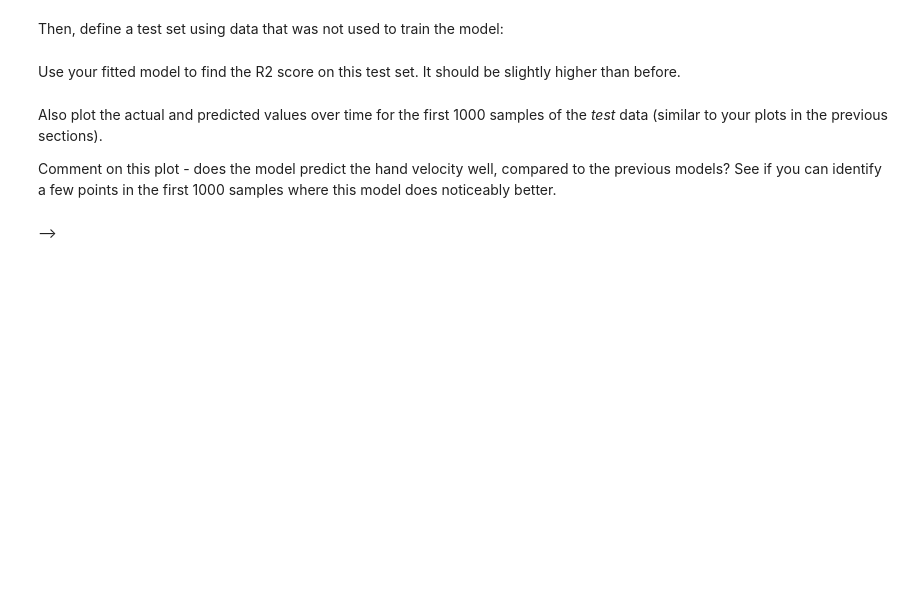
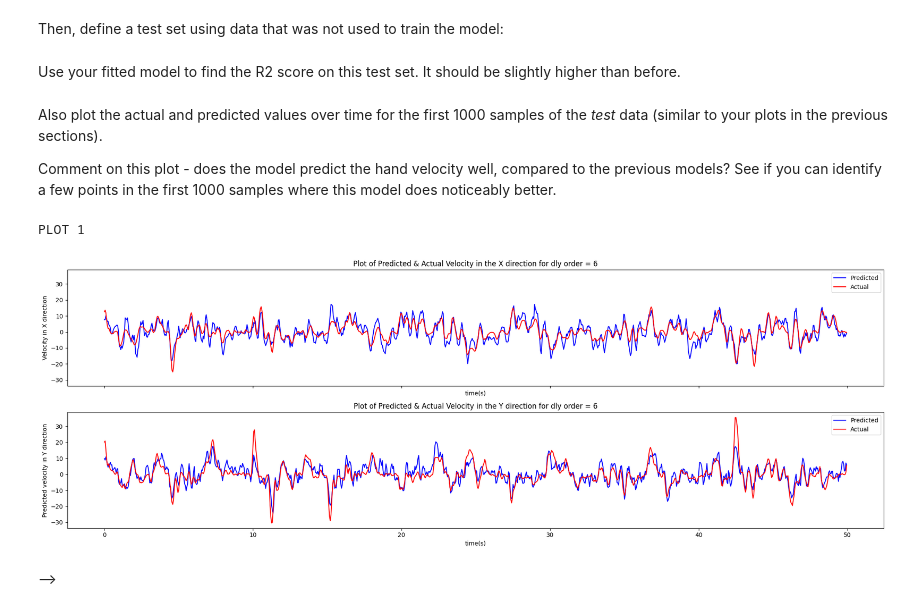
Before and after one commit to volcanicbottle/ai-study-helper, a Jupyter notebook: notebooks/4-neural-model-selection-hw.ipynb, the cells around one changed output. Saved outputs shown, nothing was run; the diff lists cells and outputs as text; code cells hidden in the pictures; blank space fills up the shorter version.

```diff
--- a/notebooks/4-neural-model-selection-hw.ipynb
+++ b/notebooks/4-neural-model-selection-hw.ipynb
@@ -607,2 +600,28 @@ Comment on this plot - does the model predict the hand velocity well, compared t
+# %%
+# TODO: Predicted and true values over time for dly=d_one_se visualization
+print("PLOT 1")
+fig,ax = plt.subplots(2,1, figsize =(20,7), sharex =True, sharey = True)
+n = 1000
+tsamp = 0.05
+ax[0].plot(np.arange(0, t_cutoff)*tsamp,yhat[:n,0],color='blue',label ="Predicted");
+ax[0].plot(np.arange(0, t_cutoff)*tsamp,yts_dly[:n,0],color='red',label ="Actual");
+ax[0].legend();
+ax[0].set_ylabel('Velocity in X direction');
+ax[0].set_xlabel('time(s)');
+ax[0].set_title('Plot of Predicted & Actual Velocity in the X direction for dly order = 6');
+
+
+ax[1].plot(np.arange(0, n)*tsamp,yhat[:n,1], color='blue',label ="Predicted");
+ax[1].plot(np.arange(0, n)*tsamp,yts_dly[:n,1], color='red',label ="Actual");
+ax[1].legend();
+ax[1].set_ylabel('Predicted velocity in Y direction');
+ax[1].set_xlabel('time(s)');
+ax[1].set_title('Plot of Predicted & Actual Velocity in the Y direction for dly order = 6');
+plt.savefig("linear-predicted-vs-true.png")
+
+plt.tight_layout();
+# %% [output]
+PLOT 1
+[figure, added]
 # %% [markdown]
 –\>
```
Also changed, not shown: parts of 6 cells of this notebook.
